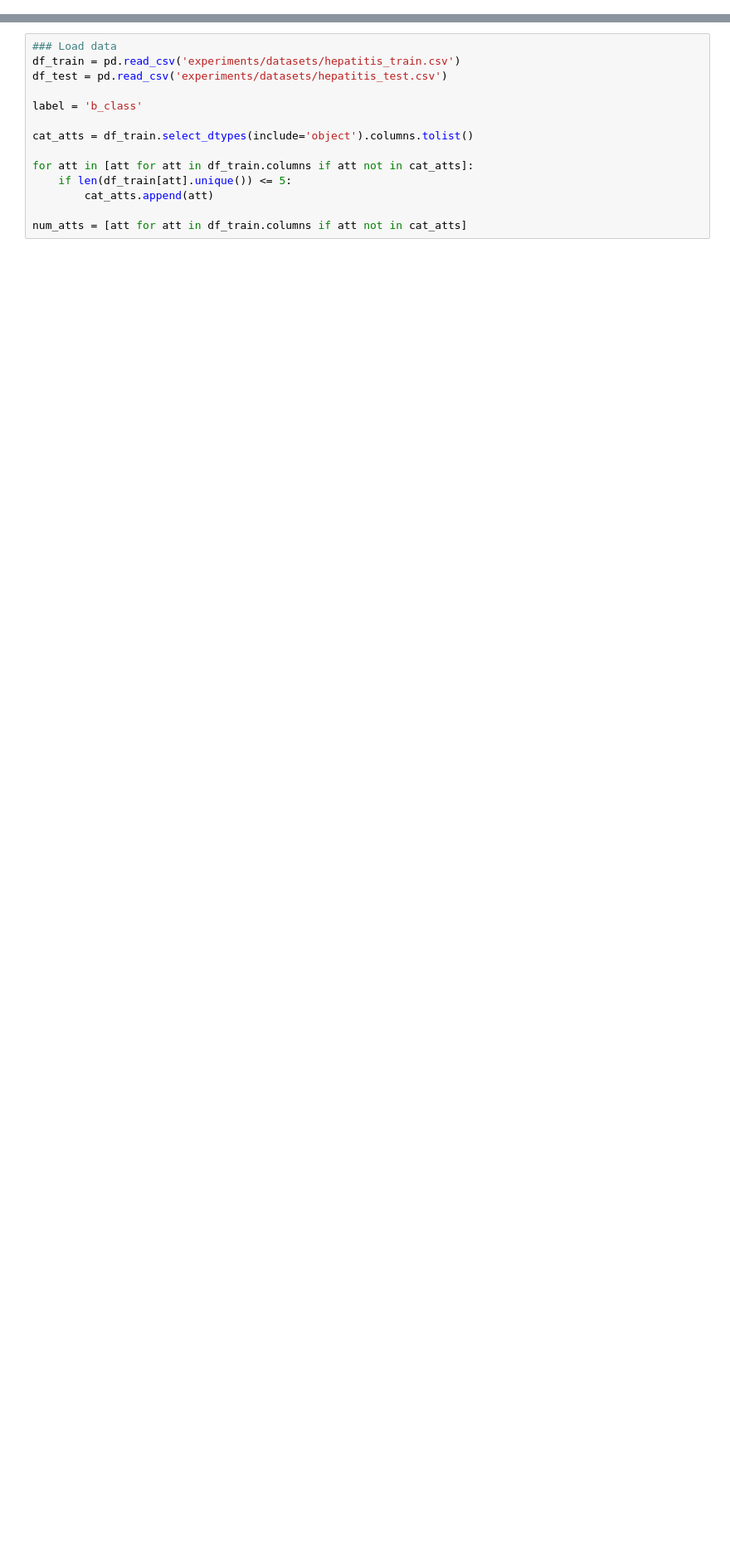
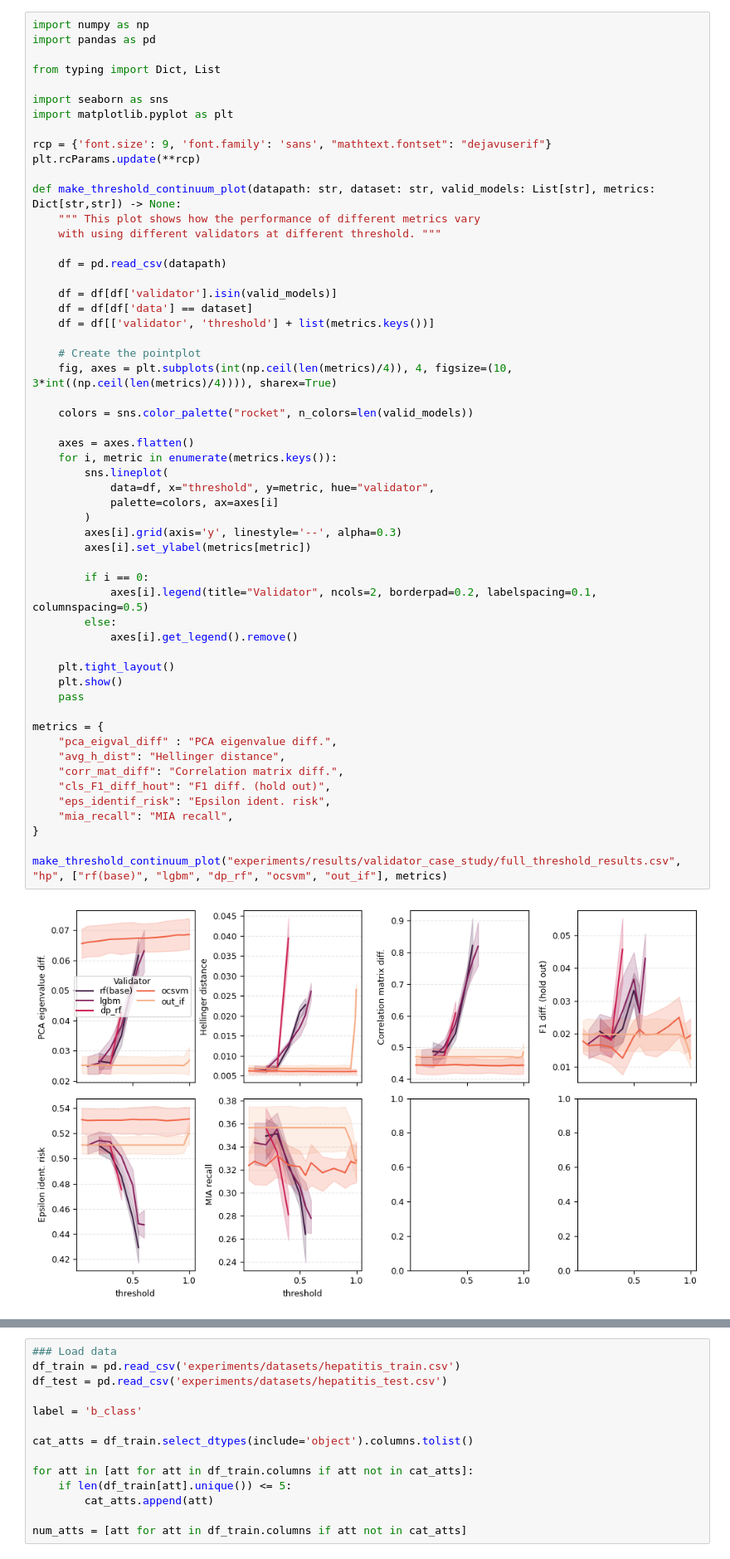
Before and after one commit to notna07/disjoint-synthetic-data-generation, a Jupyter notebook: 04_joining_validator.ipynb, the cells around one changed output, grey strips where cells are left out. Shown: that part at 83% size. Cells and saved outputs as stored; diff of their text form; blank space fills up the shorter version.

```diff
--- a/04_joining_validator.ipynb
+++ b/04_joining_validator.ipynb
@@ -14,3 +86,60 @@ For the comparison we will continue to work off the previous experiments, the He
+# %%
+import numpy as np
+import pandas as pd
+
+from typing import Dict, List
+
+import seaborn as sns
+import matplotlib.pyplot as plt
+
+rcp = {'font.size': 9, 'font.family': 'sans', "mathtext.fontset": "dejavuserif"}
+plt.rcParams.update(**rcp)
+
+def make_threshold_continuum_plot(datapath: str, dataset: str, valid_models: List[str], metrics: Dict[str,str]) -> None:
+    """ This plot shows how the performance of different metrics vary
+    with using different validators at different threshold. """
+
+    df = pd.read_csv(datapath)
+
+    df = df[df['validator'].isin(valid_models)]
+    df = df[df['data'] == dataset]
+    df = df[['validator', 'threshold'] + list(metrics.keys())]
+
+    # Create the pointplot
+    fig, axes = plt.subplots(int(np.ceil(len(metrics)/4)), 4, figsize=(10, 3*int((np.ceil(len(metrics)/4)))), sharex=True)
+
+    colors = sns.color_palette("rocket", n_colors=len(valid_models))
+
+    axes = axes.flatten()
+    for i, metric in enumerate(metrics.keys()):
+        sns.lineplot(
+            data=df, x="threshold", y=metric, hue="validator",
+            palette=colors, ax=axes[i]
+        )
+        axes[i].grid(axis='y', linestyle='--', alpha=0.3)
+        axes[i].set_ylabel(metrics[metric])
+
+        if i == 0:
+            axes[i].legend(title="Validator", ncols=2, borderpad=0.2, labelspacing=0.1, columnspacing=0.5)
+        else:
+            axes[i].get_legend().remove()
+
+    plt.tight_layout()
+    plt.show()
+    pass
+
+metrics = {
+    "pca_eigval_diff" : "PCA eigenvalue diff.",
+    "avg_h_dist": "Hellinger distance",
+    "corr_mat_diff": "Correlation matrix diff.",
+    "cls_F1_diff_hout": "F1 diff. (hold out)",
+    "eps_identif_risk": "Epsilon ident. risk",
+    "mia_recall": "MIA recall",
+}
+
+make_threshold_continuum_plot("experiments/results/validator_case_study/full_threshold_results.csv", "hp", ["rf(base)", "lgbm", "dp_rf", "ocsvm", "out_if"], metrics)
+# %% [output]
+[figure, added]
 # %%
 ### Imports
 import pandas as pd
```
Also changed, not shown: parts of 36 cells of this notebook, 3 other files.
